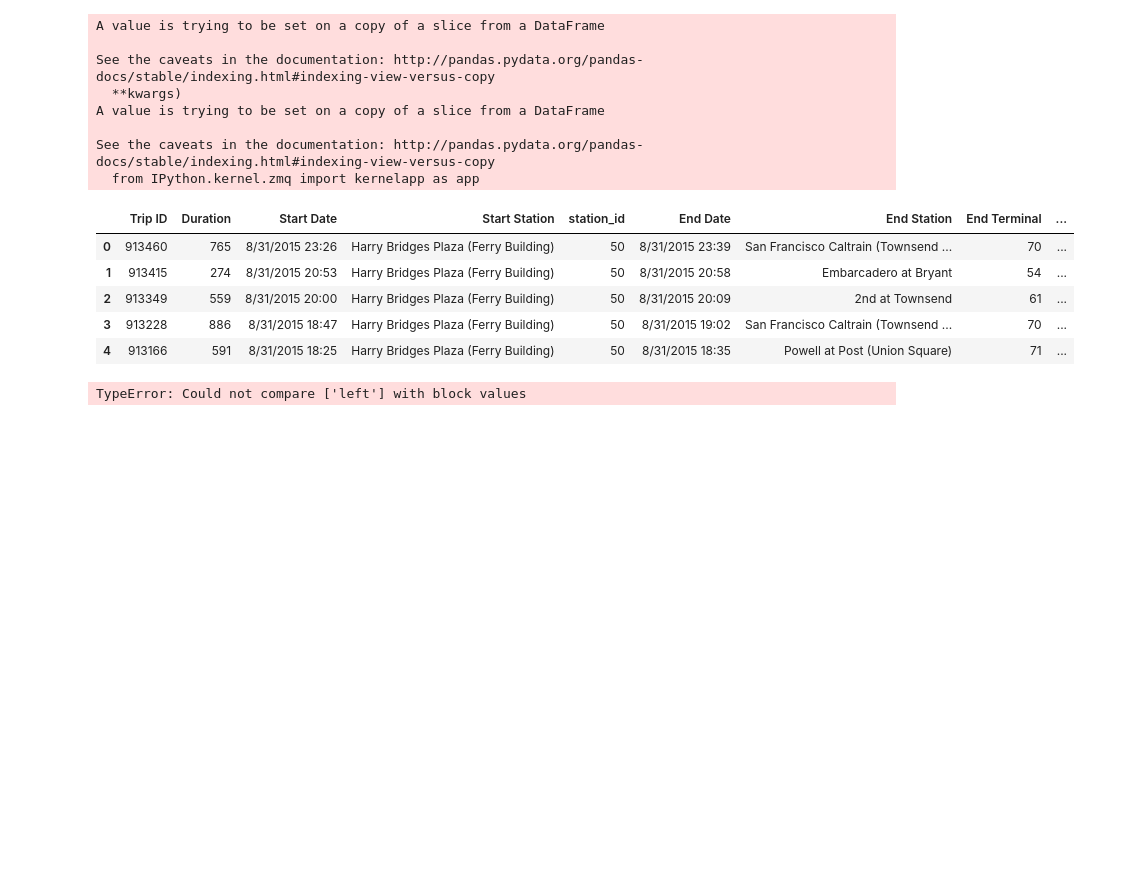
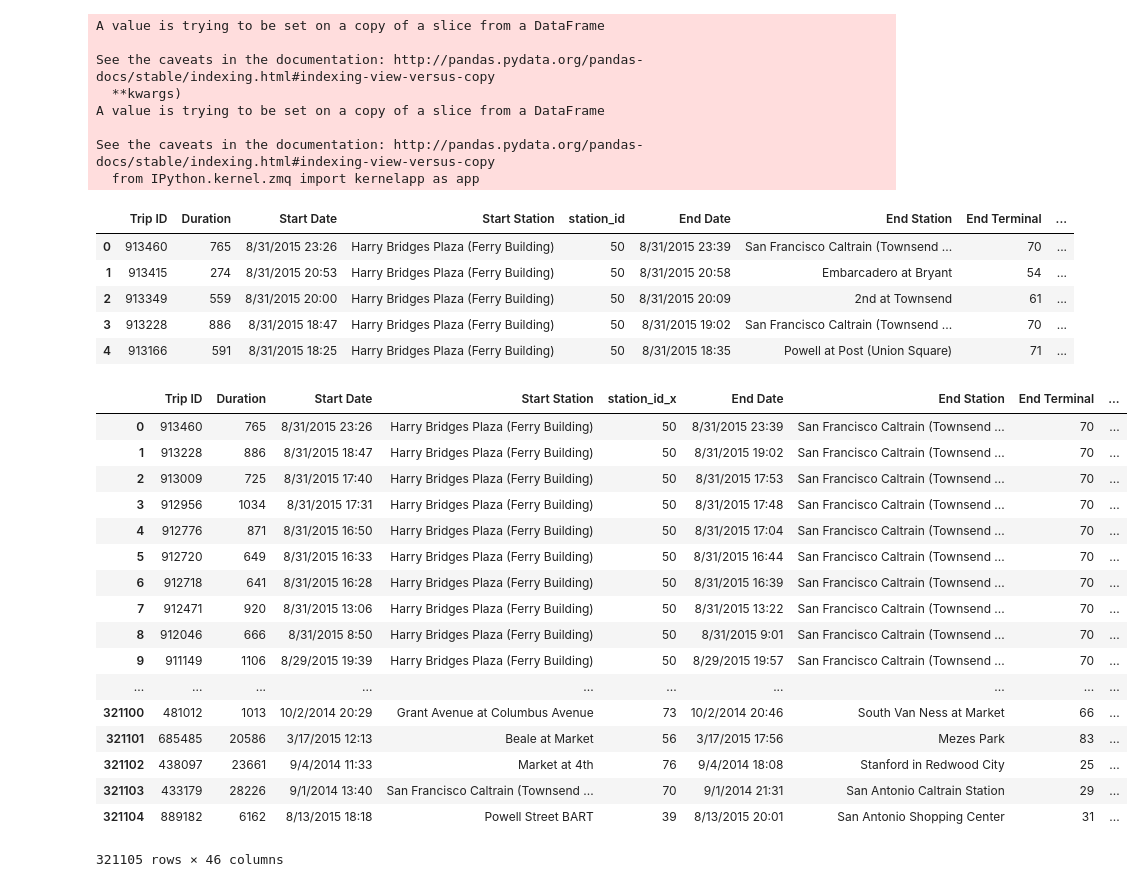
Before and after one commit to mattsarn/cycl.co, a Jupyter notebook: bike_sharing_analysis.ipynb, the cells around one changed output. Cells and saved outputs as stored; diff of their text form; code cells hidden in the pictures; blank space fills up the shorter version.

Commit message:
column edits

```diff
--- a/bike_sharing_analysis.ipynb
+++ b/bike_sharing_analysis.ipynb
@@ -113,6 +113,25 @@ See the caveats in the documentation: http://pandas.pydata.org/pandas-docs/stabl
 | 3 | 913228 | 886 | 8/31/2015 18:47 | Harry Bridges Plaza (Ferry Building) | 50 | 8/31/2015 19:02 | San Francisco Caltrain (Townsend ... | 70 | ... |
 | 4 | 913166 | 591 | 8/31/2015 18:25 | Harry Bridges Plaza (Ferry Building) | 50 | 8/31/2015 18:35 | Powell at Post (Union Square) | 71 | ... |
 # %%
-trip_data_sf.merge(trip_data_merged, station_data, left_on = 'End Terminal', right_on = 'station_id')
+trip_data_sf = trip_data_sf.merge(station_data, left_on = 'End Terminal', right_on = 'station_id')
+
+trip_data_sf
 # %% [output]
+|  | Trip ID | Duration | Start Date | Start Station | station_id_x | End Date | End Station | End Terminal | ... |
+| 0 | 913460 | 765 | 8/31/2015 23:26 | Harry Bridges Plaza (Ferry Building) | 50 | 8/31/2015 23:39 | San Francisco Caltrain (Townsend ... | 70 | ... |
+| 1 | 913228 | 886 | 8/31/2015 18:47 | Harry Bridges Plaza (Ferry Building) | 50 | 8/31/2015 19:02 | San Francisco Caltrain (Townsend ... | 70 | ... |
+| 2 | 913009 | 725 | 8/31/2015 17:40 | Harry Bridges Plaza (Ferry Building) | 50 | 8/31/2015 17:53 | San Francisco Caltrain (Townsend ... | 70 | ... |
+| 3 | 912956 | 1034 | 8/31/2015 17:31 | Harry Bridges Plaza (Ferry Building) | 50 | 8/31/2015 17:48 | San Francisco Caltrain (Townsend ... | 70 | ... |
+| 4 | 912776 | 871 | 8/31/2015 16:50 | Harry Bridges Plaza (Ferry Building) | 50 | 8/31/2015 17:04 | San Francisco Caltrain (Townsend ... | 70 | ... |
+| 5 | 912720 | 649 | 8/31/2015 16:33 | Harry Bridges Plaza (Ferry Building) | 50 | 8/31/2015 16:44 | San Francisco Caltrain (Townsend ... | 70 | ... |
+| 6 | 912718 | 641 | 8/31/2015 16:28 | Harry Bridges Plaza (Ferry Building) | 50 | 8/31/2015 16:39 | San Francisco Caltrain (Townsend ... | 70 | ... |
+| 7 | 912471 | 920 | 8/31/2015 13:06 | Harry Bridges Plaza (Ferry Building) | 50 | 8/31/2015 13:22 | San Francisco Caltrain (Townsend ... | 70 | ... |
+| 8 | 912046 | 666 | 8/31/2015 8:50 | Harry Bridges Plaza (Ferry Building) | 50 | 8/31/2015 9:01 | San Francisco Caltrain (Townsend ... | 70 | ... |
+| 9 | 911149 | 1106 | 8/29/2015 19:39 | Harry Bridges Plaza (Ferry Building) | 50 | 8/29/2015 19:57 | San Francisco Caltrain (Townsend ... | 70 | ... |
+| ... | ... | ... | ... | ... | ... | ... | ... | ... | ... |
+| 321100 | 481012 | 1013 | 10/2/2014 20:29 | Grant Avenue at Columbus Avenue | 73 | 10/2/2014 20:46 | South Van Ness at Market | 66 | ... |
+| 321101 | 685485 | 20586 | 3/17/2015 12:13 | Beale at Market | 56 | 3/17/2015 17:56 | Mezes Park | 83 | ... |
+| 321102 | 438097 | 23661 | 9/4/2014 11:33 | Market at 4th | 76 | 9/4/2014 18:08 | Stanford in Redwood City | 25 | ... |
+| 321103 | 433179 | 28226 | 9/1/2014 13:40 | San Francisco Caltrain (Townsend ... | 70 | 9/1/2014 21:31 | San Antonio Caltrain Station | 29 | ... |
+| 321104 | 889182 | 6162 | 8/13/2015 18:18 | Powell Street BART | 39 | 8/13/2015 20:01 | San Antonio Shopping Center | 31 | ... |
-TypeError: Could not compare ['left'] with block values
+321105 rows × 46 columns
```
Also changed, not shown: parts of 1 cell of this notebook.
